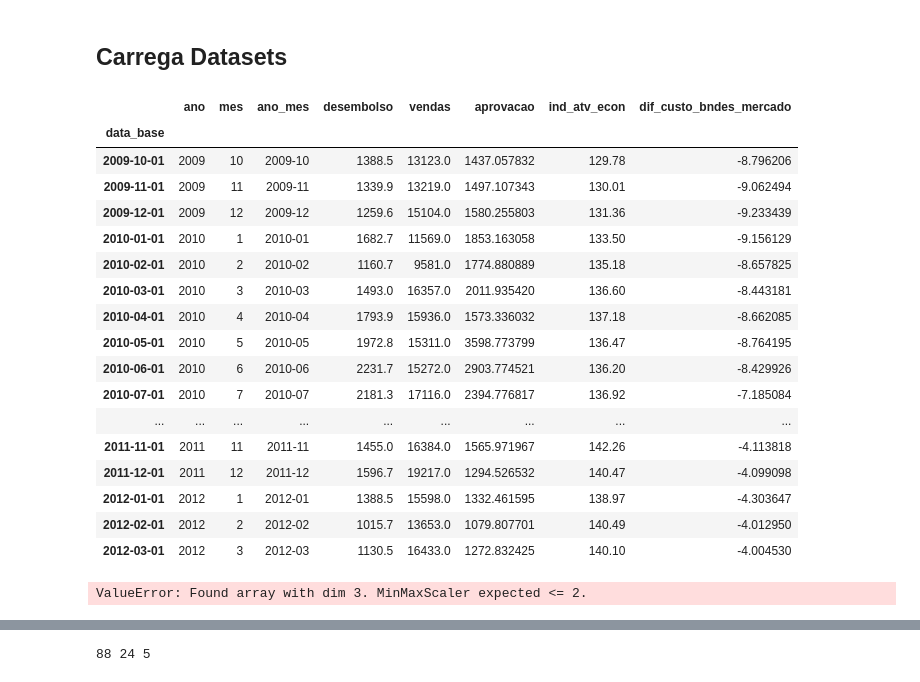
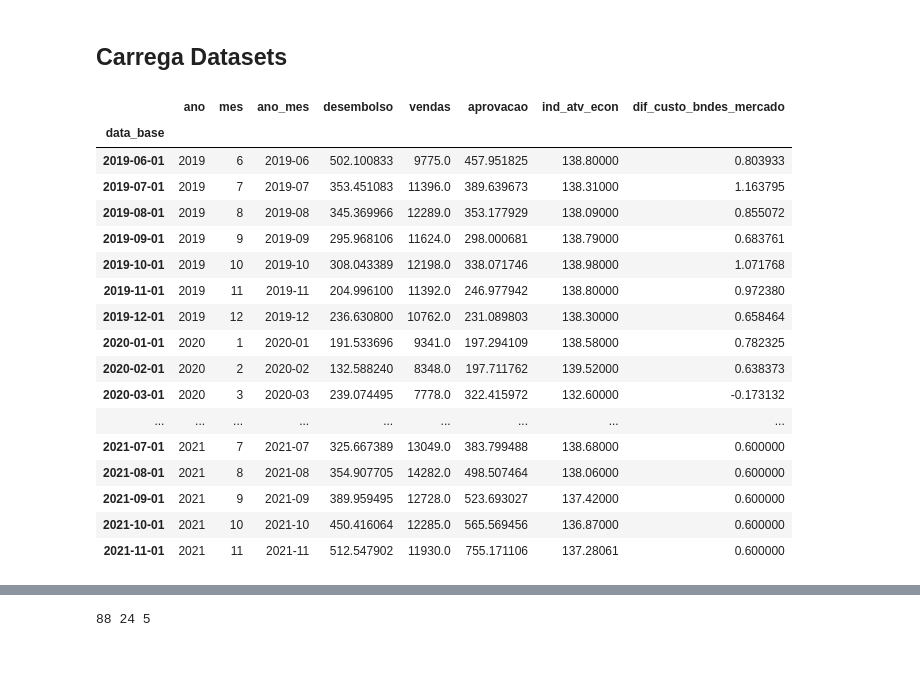
Before and after one commit to gdutramartins/forecast-desembolso, a Jupyter notebook: rnn-multivariate-pred.ipynb, the cells around one changed output, grey strips where cells are left out. Drawn from its saved outputs; the diff is of its cells as text; code cells hidden in the pictures.

```diff
--- a/rnn-multivariate-pred.ipynb
+++ b/rnn-multivariate-pred.ipynb
@@ -113,44 +118,33 @@ desembolso_multivariate = df_oec_mpme_multivariate[['desembolso', 'vendas', 'apr
 # %%
-df_oec_mpme_multivariate.head(30)
+df_oec_mpme_multivariate.tail(30)
 # %% [output]
 |  | ano | mes | ano_mes | desembolso | vendas | aprovacao | ind_atv_econ | dif_custo_bndes_mercado |
 | data_base |  |  |  |  |  |  |  |  |
-| 2009-10-01 | 2009 | 10 | 2009-10 | 1388.5 | 13123.0 | 1437.057832 | 129.78 | -8.796206 |
-| 2009-11-01 | 2009 | 11 | 2009-11 | 1339.9 | 13219.0 | 1497.107343 | 130.01 | -9.062494 |
-| 2009-12-01 | 2009 | 12 | 2009-12 | 1259.6 | 15104.0 | 1580.255803 | 131.36 | -9.233439 |
-| 2010-01-01 | 2010 | 1 | 2010-01 | 1682.7 | 11569.0 | 1853.163058 | 133.50 | -9.156129 |
-| 2010-02-01 | 2010 | 2 | 2010-02 | 1160.7 | 9581.0 | 1774.880889 | 135.18 | -8.657825 |
-| 2010-03-01 | 2010 | 3 | 2010-03 | 1493.0 | 16357.0 | 2011.935420 | 136.60 | -8.443181 |
-| 2010-04-01 | 2010 | 4 | 2010-04 | 1793.9 | 15936.0 | 1573.336032 | 137.18 | -8.662085 |
-| 2010-05-01 | 2010 | 5 | 2010-05 | 1972.8 | 15311.0 | 3598.773799 | 136.47 | -8.764195 |
-| 2010-06-01 | 2010 | 6 | 2010-06 | 2231.7 | 15272.0 | 2903.774521 | 136.20 | -8.429926 |
-| 2010-07-01 | 2010 | 7 | 2010-07 | 2181.3 | 17116.0 | 2394.776817 | 136.92 | -7.185084 |
+| 2019-06-01 | 2019 | 6 | 2019-06 | 502.100833 | 9775.0 | 457.951825 | 138.80000 | 0.803933 |
+| 2019-07-01 | 2019 | 7 | 2019-07 | 353.451083 | 11396.0 | 389.639673 | 138.31000 | 1.163795 |
+| 2019-08-01 | 2019 | 8 | 2019-08 | 345.369966 | 12289.0 | 353.177929 | 138.09000 | 0.855072 |
+| 2019-09-01 | 2019 | 9 | 2019-09 | 295.968106 | 11624.0 | 298.000681 | 138.79000 | 0.683761 |
+| 2019-10-01 | 2019 | 10 | 2019-10 | 308.043389 | 12198.0 | 338.071746 | 138.98000 | 1.071768 |
+| 2019-11-01 | 2019 | 11 | 2019-11 | 204.996100 | 11392.0 | 246.977942 | 138.80000 | 0.972380 |
+| 2019-12-01 | 2019 | 12 | 2019-12 | 236.630800 | 10762.0 | 231.089803 | 138.30000 | 0.658464 |
+| 2020-01-01 | 2020 | 1 | 2020-01 | 191.533696 | 9341.0 | 197.294109 | 138.58000 | 0.782325 |
+| 2020-02-01 | 2020 | 2 | 2020-02 | 132.588240 | 8348.0 | 197.711762 | 139.52000 | 0.638373 |
+| 2020-03-01 | 2020 | 3 | 2020-03 | 239.074495 | 7778.0 | 322.415972 | 132.60000 | -0.173132 |
 | ... | ... | ... | ... | ... | ... | ... | ... | ... |
-| 2011-11-01 | 2011 | 11 | 2011-11 | 1455.0 | 16384.0 | 1565.971967 | 142.26 | -4.113818 |
-| 2011-12-01 | 2011 | 12 | 2011-12 | 1596.7 | 19217.0 | 1294.526532 | 140.47 | -4.099098 |
-| 2012-01-01 | 2012 | 1 | 2012-01 | 1388.5 | 15598.0 | 1332.461595 | 138.97 | -4.303647 |
-| 2012-02-01 | 2012 | 2 | 2012-02 | 1015.7 | 13653.0 | 1079.807701 | 140.49 | -4.012950 |
-| 2012-03-01 | 2012 | 3 | 2012-03 | 1130.5 | 16433.0 | 1272.832425 | 140.10 | -4.004530 |
+| 2021-07-01 | 2021 | 7 | 2021-07 | 325.667389 | 13049.0 | 383.799488 | 138.68000 | 0.600000 |
+| 2021-08-01 | 2021 | 8 | 2021-08 | 354.907705 | 14282.0 | 498.507464 | 138.06000 | 0.600000 |
+| 2021-09-01 | 2021 | 9 | 2021-09 | 389.959495 | 12728.0 | 523.693027 | 137.42000 | 0.600000 |
+| 2021-10-01 | 2021 | 10 | 2021-10 | 450.416064 | 12285.0 | 565.569456 | 136.87000 | 0.600000 |
+| 2021-11-01 | 2021 | 11 | 2021-11 | 512.547902 | 11930.0 | 755.171106 | 137.28061 | 0.600000 |
 # %%
-scaler_features = MinMaxScaler()
-scaler_labels = MinMaxScaler()
 
-scaler_features.fit(X_train)
-y_train = y_train.reshape(-1,1)
-scaler_labels.fit(y_train)
+(desembolso_multivariate, scaler_feature, scaler_label) = normalize_data(full_dataset=desembolso_multivariate,
+                                                                         label_column=0,
+                                                                         val_percentual_size=VAL_SPLIT_SIZE,
+                                                                         test_percentual_size=TEST_SPLIT_SIZE)
 
-X_train = scaler_features.transform(X_train)
-y_train = scaler_labels.transform(y_train)
-y_train.squeeze()
-
-X_valid = scaler_features.transform(X_valid)
-y_valid = scaler_labels.transform(y_valid)
-y_valid.squeeze()
-
-pickle.dump(scaler_features, open(SCALER_FEATURES_FILE_NAME, 'wb'))
-pickle.dump(scaler_labels, open(SCALER_FEATURES_FILE_NAME, 'wb'))
+pickle.dump(scaler_feature, open(SCALER_FEATURE_FILE_NAME, 'wb'))
+pickle.dump(scaler_label, open(SCALER_FEATURE_FILE_NAME, 'wb'))
-# %% [output]
-ValueError: Found array with dim 3. MinMaxScaler expected <= 2.
 # %%
 (X_train, y_train, X_valid, y_valid, X_test, y_test) = split_train_validation_test_window_dataset(full_dataset=desembolso_multivariate,
                                                                                                   label_column=0,
```
Also changed, not shown: parts of 11 cells of this notebook, 2 other files.
